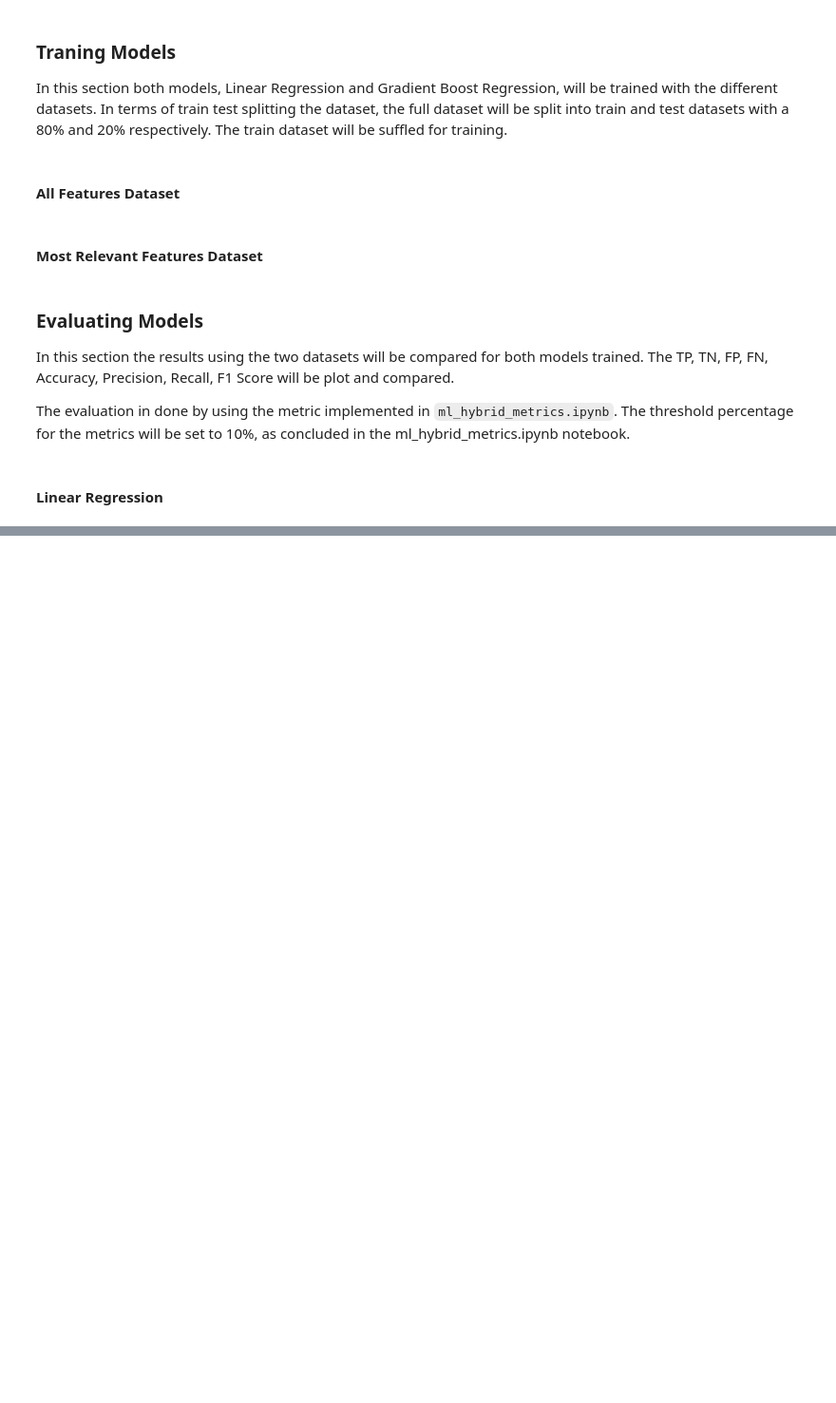
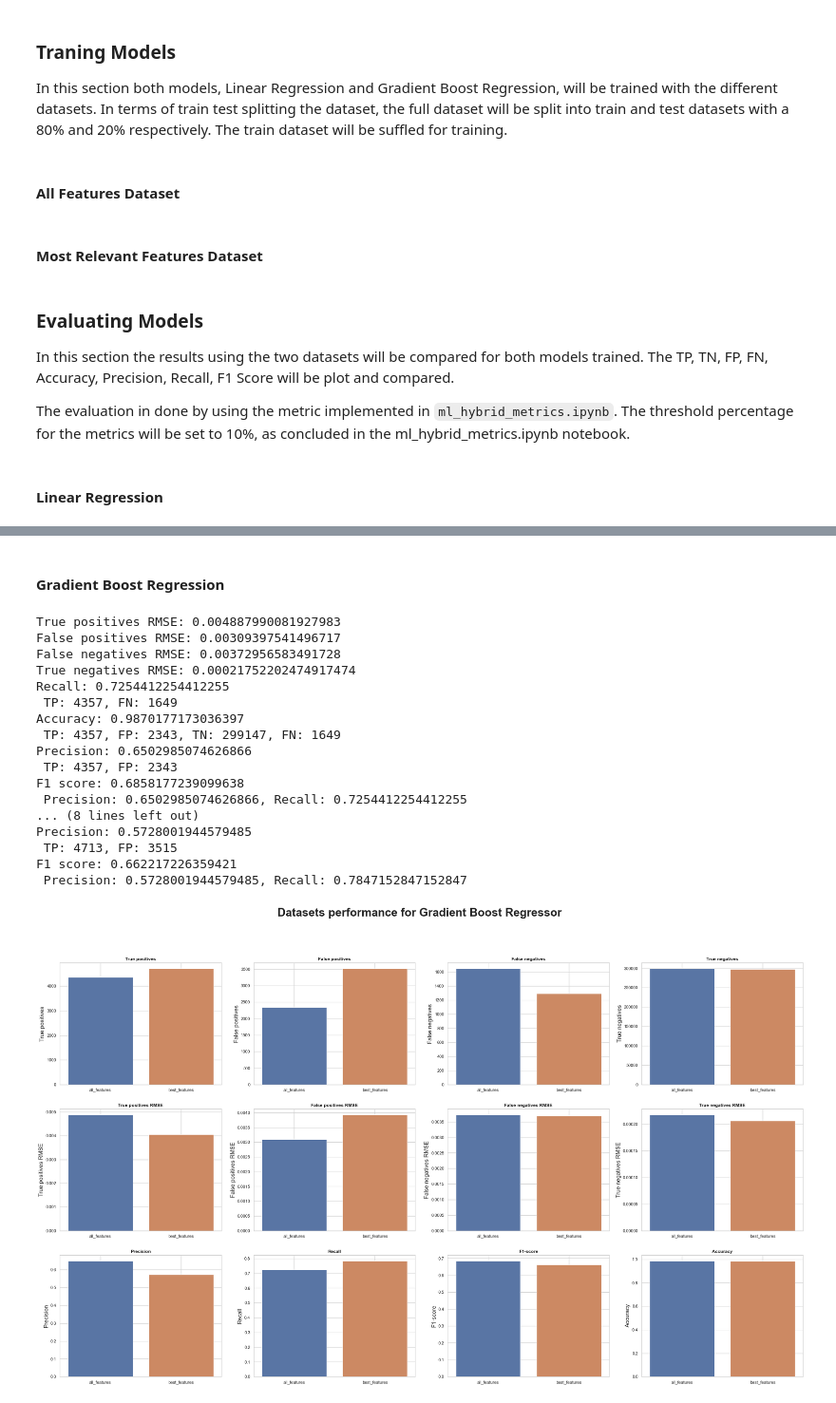
Before and after one commit to jamilsonjr/AI-to-forecast-constraints-in-the-energy-systems, a Jupyter notebook: jupyter_notebooks/best_features_train.ipynb, the cells around one changed output, grey strips where cells are left out. Shown: that part at 95% size. Saved outputs shown, nothing was run; the diff lists cells and outputs as text; code cells hidden in the pictures; blank space fills up the shorter version.

Commit message:
best features done

```diff
--- a/jupyter_notebooks/best_features_train.ipynb
+++ b/jupyter_notebooks/best_features_train.ipynb
@@ -70,7 +76,7 @@ if 'regressor_all_features.pickle' not in os.listdir():
     utils.serialize_object('regressor_all_features', regressor_all_features)
 else:
     regressor_all_features = utils.deserialize_object('regressor_all_features')
-prediction_lr_all_features = regressor_all_features.predict(data={'X_test': X_test})
+prediction_lr_all_features = regressor_all_features.strategies[0].predict(data={'X_test': X_test})
 prediction_lr_all_features = pd.DataFrame(prediction_lr_all_features , columns=y_test.columns)
-prediction_gb_all_features =  regressor_all_features.predict(data={'X_test': X_test})
+prediction_gb_all_features =  regressor_all_features.strategies[1].predict(data={'X_test': X_test})
 prediction_gb_all_features = pd.DataFrame(prediction_gb_all_features, columns=y_test.columns)
@@ -93,9 +97,9 @@ if 'regressor_most_important_features.pickle' not in os.listdir():
     utils.serialize_object('regressor_most_important_features', regressor_most_important_features)
 else:
     regressor_most_important_features = utils.deserialize_object('regressor_most_important_features')
-prediction_lr_most_important_features = regressor_most_important_features.predict(data={'X_test': X_test})
+prediction_lr_most_important_features = regressor_most_important_features.strategies[0].predict(data={'X_test': X_test})
 prediction_lr_most_important_features = pd.DataFrame(prediction_lr_most_important_features , columns=y_test.columns)
-prediction_gb_most_important_features =  regressor_most_important_features.predict(data={'X_test': X_test.values})
+prediction_gb_most_important_features =  regressor_most_important_features.strategies[1].predict(data={'X_test': X_test.values})
 prediction_gb_most_important_features = pd.DataFrame(prediction_gb_most_important_features, columns=y_test.columns)
 # %% [markdown]
 ### Evaluating Models
@@ -161,0 +248,25 @@ plt.show()
+# %% [markdown]
+#### Gradient Boost Regression
+# %%
+all_features_prediction = prediction_gb_all_features
+best_features_prediction = prediction_gb_most_important_features
+plot_results(all_features_prediction, best_features_prediction, model='Gradient Boost Regressor')
+# %% [output]
+True positives RMSE: 0.004887990081927983
+False positives RMSE: 0.00309397541496717
+False negatives RMSE: 0.00372956583491728
+True negatives RMSE: 0.00021752202474917474
+Recall: 0.7254412254412255
+ TP: 4357, FN: 1649
+Accuracy: 0.9870177173036397
+ TP: 4357, FP: 2343, TN: 299147, FN: 1649
+Precision: 0.6502985074626866
+ TP: 4357, FP: 2343
+F1 score: 0.6858177239099638
+ Precision: 0.6502985074626866, Recall: 0.7254412254412255
+... (8 lines left out)
+Precision: 0.5728001944579485
+ TP: 4713, FP: 3515
+F1 score: 0.662217226359421
+ Precision: 0.5728001944579485, Recall: 0.7847152847152847
+[figure, added]
```
Also changed, not shown: parts of 5 cells of this notebook, 2 other files.
